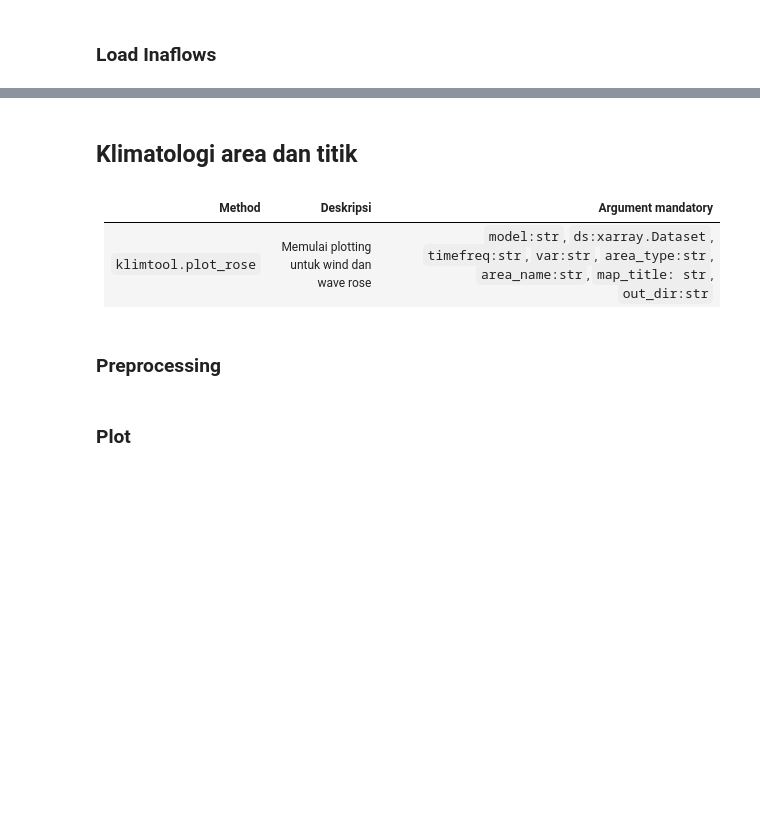
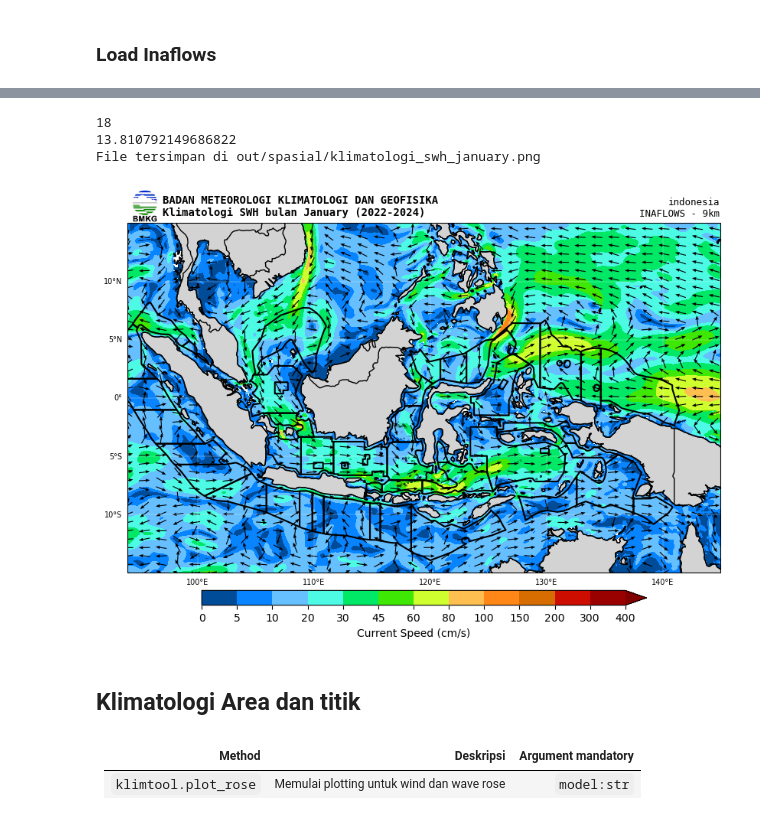
Before and after one commit to devmetmar/marinemet-training, a Jupyter notebook: _sources/2_/2_3_climatology_product.ipynb, the cells around one changed output, grey strips where cells are left out. Cells and saved outputs as stored; diff of their text form; code cells hidden in the pictures; blank space fills up the shorter version.

```diff
--- a/_sources/2_/2_3_climatology_product.ipynb
+++ b/_sources/2_/2_3_climatology_product.ipynb
@@ -195,0 +244,3 @@ frekuensi waktu (`1H`: per1jam , `3H`: per3jam, `1D`: harian, `MS`: bulanan, `YS
+# %%
+dsinaflowsmean = dsinaflows.groupby('time.month').mean()
+dsinaflowsmean
@@ -196,10 +353,34 @@ frekuensi waktu (`1H`: per1jam , `3H`: per3jam, `1D`: harian, `MS`: bulanan, `YS
+# %%
+model     = 'inaflow'
+ds        = dsinaflowsmean.isel(month=0)
+timefreq  = 'MS'
+var       = 'csd'
+area_type = 'wilpro' # ganti sesuai wilayah pelayanan, atau biarkan kosong
+area_name = 'indonesia' # ganti sesuai wilayah pelayanan, atau biarkan kosong
+map_title = 'Klimatologi SWH bulan January (2022-2024)'
+file_out   = 'out/spasial/klimatologi_swh_january.png'
+
+if not os.path.exists(os.path.dirname(file_out)):
+    os.makedirs(os.path.dirname(file_out))
+
+klimtool.plot_map(
+    model=model,
+    ds=ds,
+    timefreq=timefreq,
+    var=var,
+    area_type=area_type,
+    area_name=area_name,
+    map_title=map_title,
+    file_name=file_out
+)
+# %% [output]
+18
+13.810792149686822
+File tersimpan di out/spasial/klimatologi_swh_january.png
+[figure, added]
 # %% [markdown]
-## Klimatologi area dan titik
+## Klimatologi Area dan titik
 # %% [markdown]
 | Method | Deskripsi | Argument mandatory |
 | :- | :- | :- |
-| `klimtool.plot_rose` | Memulai plotting untuk wind dan wave rose | `model:str`, `ds:xarray.Dataset`, `timefreq:str`, `var:str`, `area_type:str`, `area_name:str`,  `map_title: str`, `out_dir:str` |
+| `klimtool.plot_rose` | Memulai plotting untuk wind dan wave rose | `model:str` | `ds:xarray.Dataset` | `timefreq:str` | `var:str` | `area_type:str` | `area_name:str` |  `map_title: str` | `out_dir:str` |
-# %% [markdown]
-### Preprocessing
-# %% [markdown]
-### Plot
```
Also changed, not shown: parts of 56 cells of this notebook, 8 other files.
